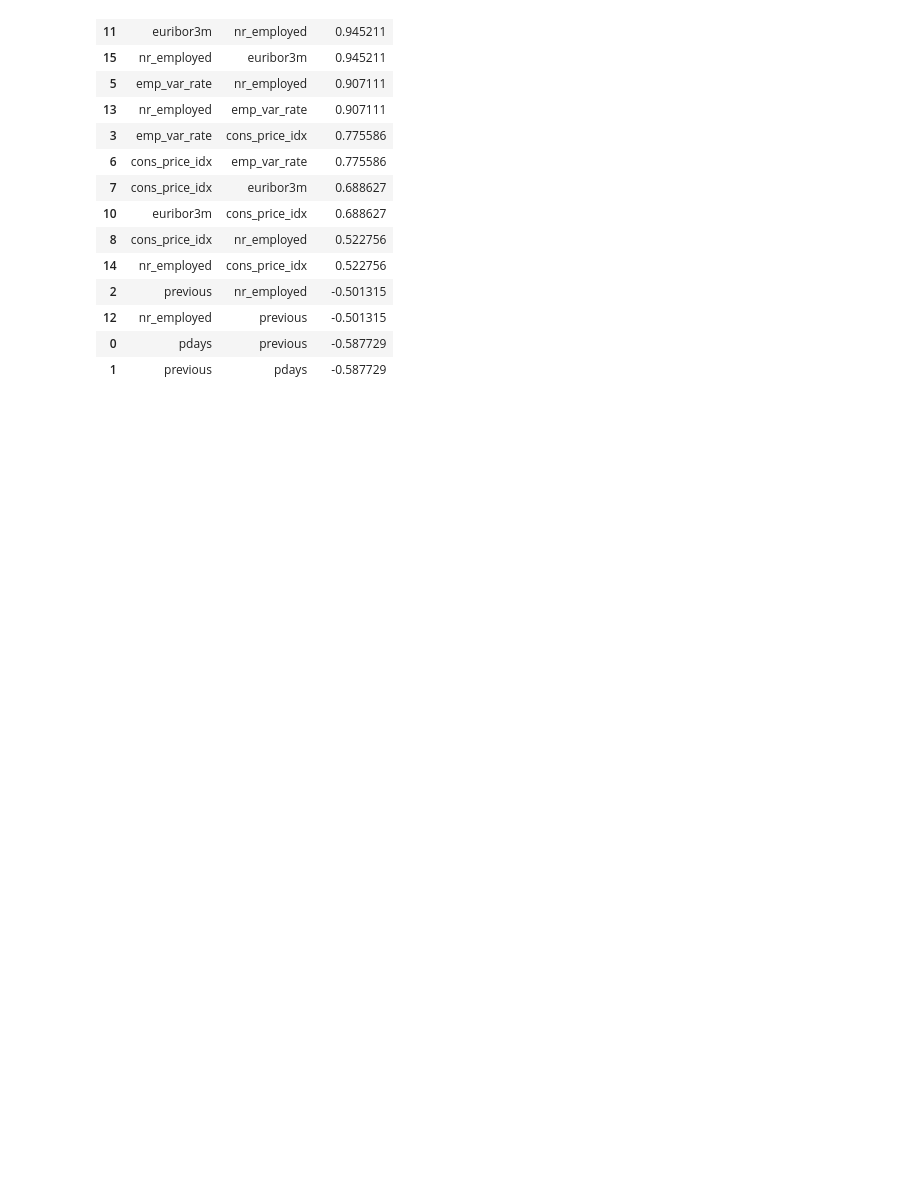
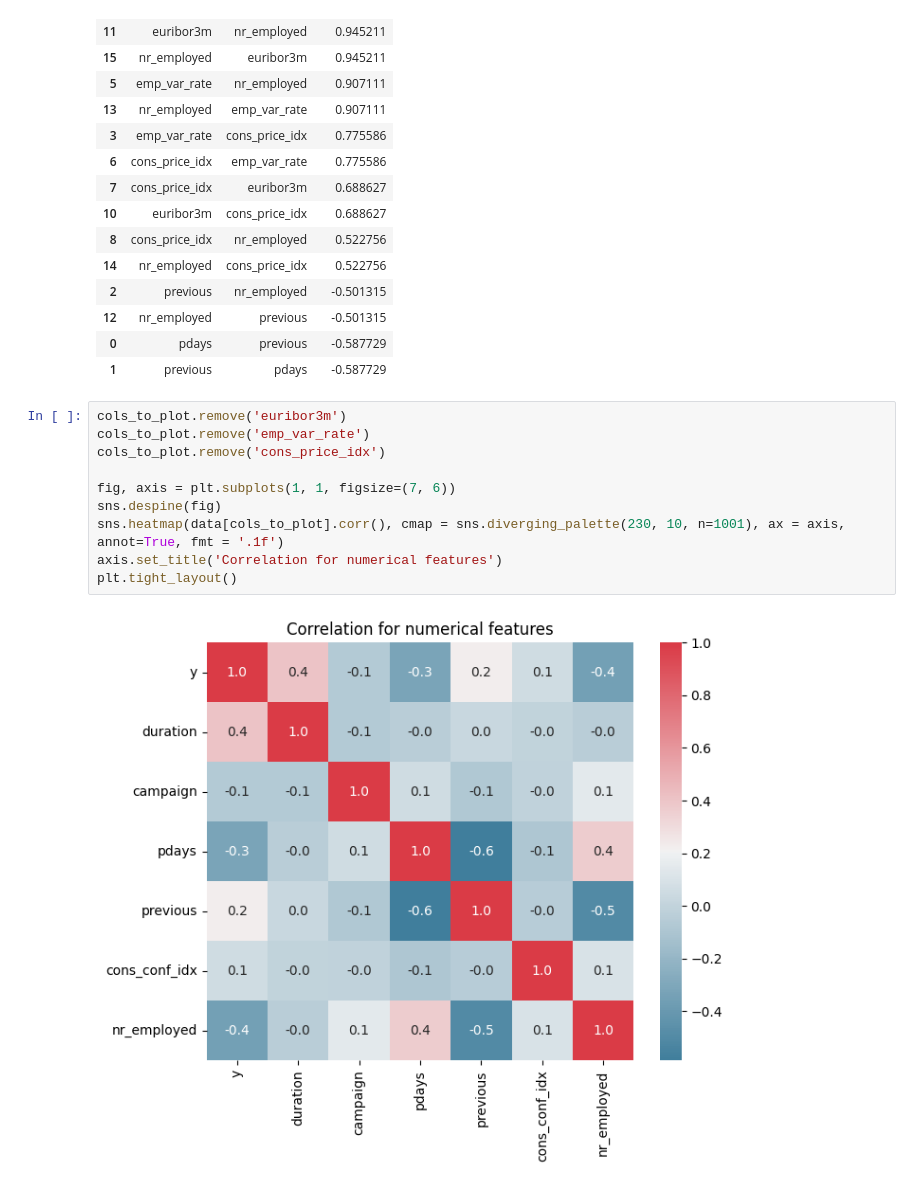
Before and after one commit to scardenasc22/STDS-at3, a Jupyter notebook: classification_model.ipynb, the cells around one changed output. Cells and saved outputs as stored; diff of their text form; blank space fills up the shorter version.

Commit message:
inital feature selection and data preprocessing

```diff
--- a/classification_model.ipynb
+++ b/classification_model.ipynb
@@ -227,3 +227,15 @@ filtered_corr_pairs
 | 12 | nr_employed | previous | -0.501315 |
 | 0 | pdays | previous | -0.587729 |
 | 1 | previous | pdays | -0.587729 |
+# %%
+cols_to_plot.remove('euribor3m')
+cols_to_plot.remove('emp_var_rate')
+cols_to_plot.remove('cons_price_idx')
+
+fig, axis = plt.subplots(1, 1, figsize=(7, 6))
+sns.despine(fig)
+sns.heatmap(data[cols_to_plot].corr(), cmap = sns.diverging_palette(230, 10, n=1001), ax = axis, annot=True, fmt = '.1f')
+axis.set_title('Correlation for numerical features')
+plt.tight_layout()
+# %% [output]
+[figure, added]
```
Also changed, not shown: parts of 8 cells of this notebook.
